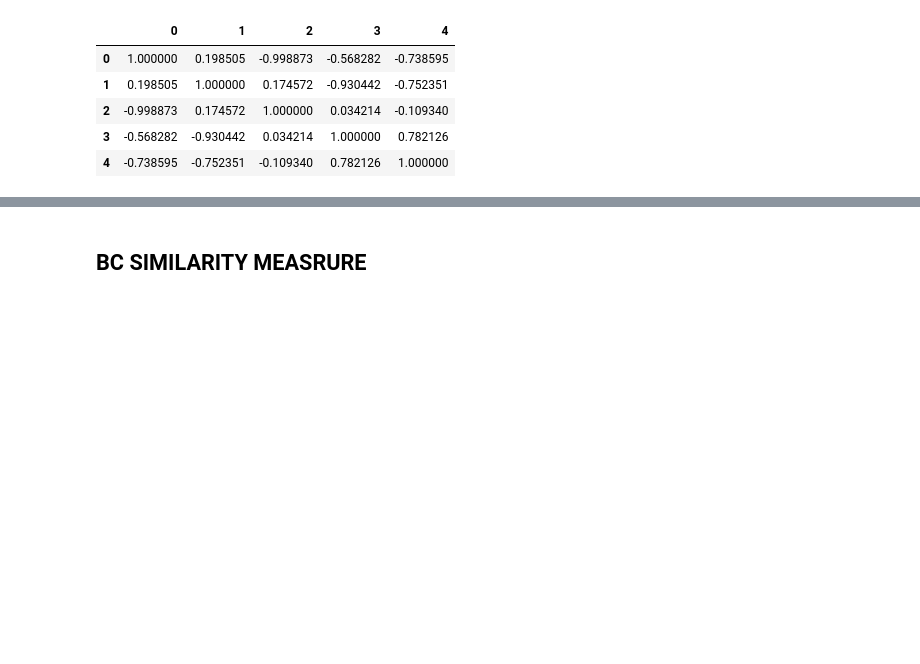
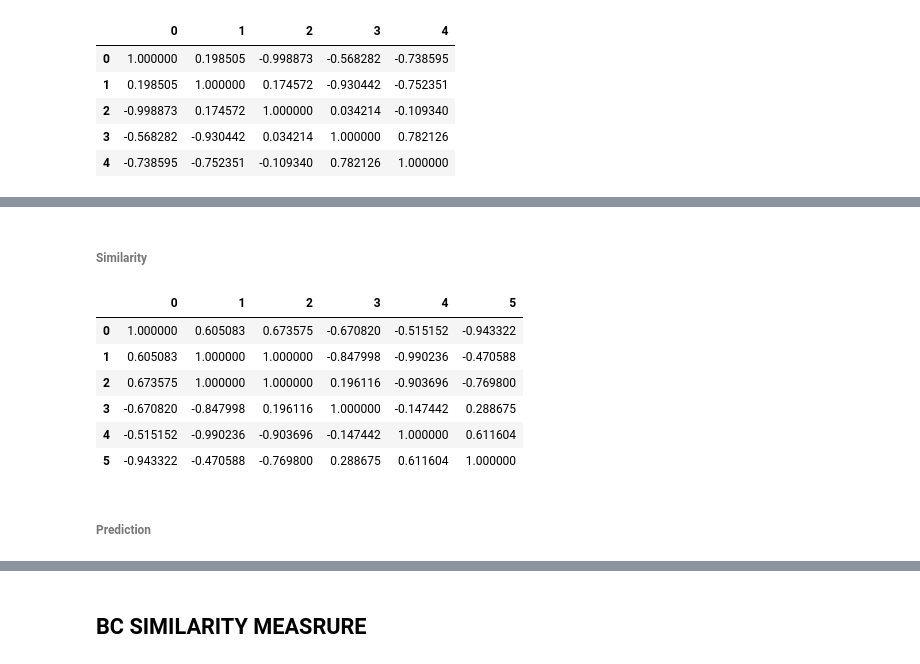
Before and after one commit to DimasDliyaurR/similarity-measure-collaborative-filtering-srp, a Jupyter notebook: main.ipynb, the cells around one changed output, grey strips where cells are left out. Cells and saved outputs as stored; diff of their text form; code cells hidden in the pictures; blank space fills up the shorter version.

```diff
--- a/main.ipynb
+++ b/main.ipynb
@@ -255,0 +445,2 @@ similarity_a_cosine.getPredictionDataFrame()
+# %%
+similarity_a_cosine = similarity.ACosine(matrix,opsional="item-based",k=2)
@@ -255,0 +488,14 @@ similarity_a_cosine.getPredictionDataFrame()
+# %% [markdown]
+###### Similarity
+# %%
+similarity_a_cosine.getSimilarityDataFrame()
+# %% [output]
+|  | 0 | 1 | 2 | 3 | 4 | 5 |
+| 0 | 1.000000 | 0.605083 | 0.673575 | -0.670820 | -0.515152 | -0.943322 |
+| 1 | 0.605083 | 1.000000 | 1.000000 | -0.847998 | -0.990236 | -0.470588 |
+| 2 | 0.673575 | 1.000000 | 1.000000 | 0.196116 | -0.903696 | -0.769800 |
+| 3 | -0.670820 | -0.847998 | 0.196116 | 1.000000 | -0.147442 | 0.288675 |
+| 4 | -0.515152 | -0.990236 | -0.903696 | -0.147442 | 1.000000 | 0.611604 |
+| 5 | -0.943322 | -0.470588 | -0.769800 | 0.288675 | 0.611604 | 1.000000 |
+# %% [markdown]
+###### Prediction
```
Also changed, not shown: parts of 95 cells of this notebook, 4 other files.
